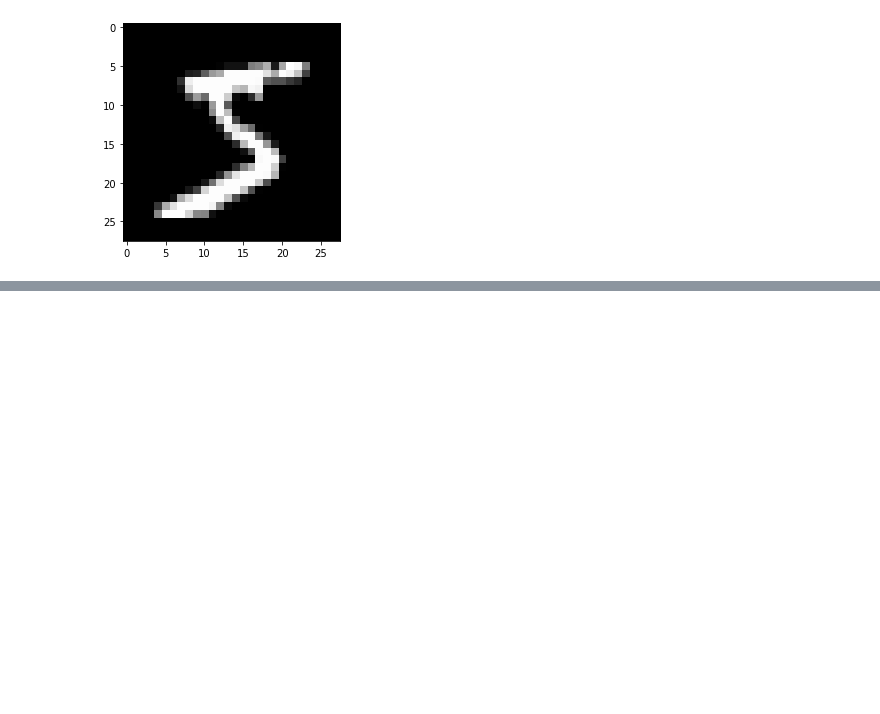
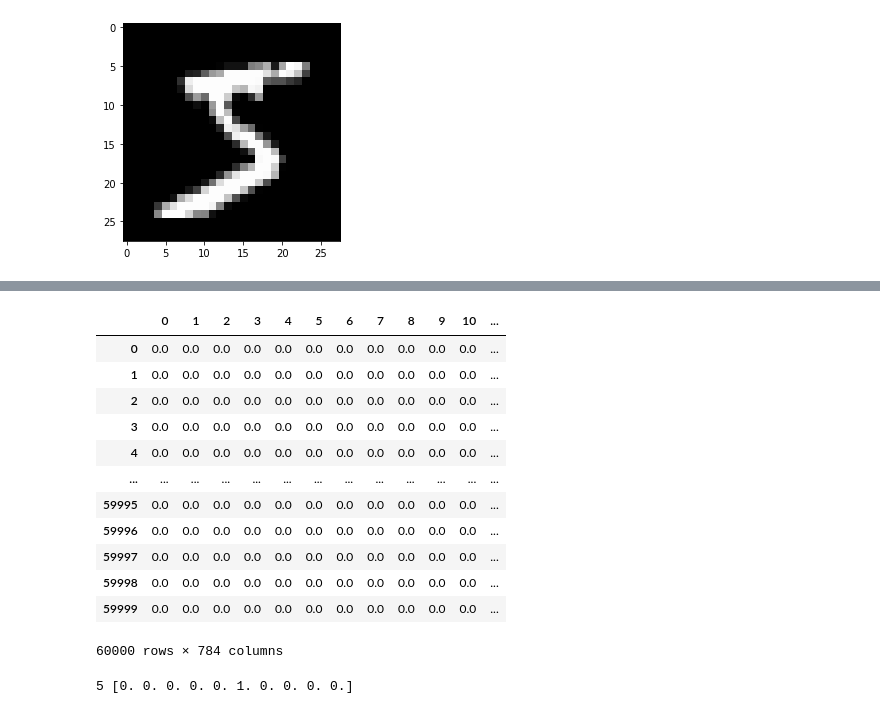
Before and after one commit to Elwing-Chou/ML0407, a Jupyter notebook: mlp.ipynb, the cells around one changed output, grey strips where cells are left out. Cells and saved outputs as stored; diff of their text form; code cells hidden in the pictures; blank space fills up the shorter version.

```diff
--- a/mlp.ipynb
+++ b/mlp.ipynb
@@ -49,3 +67,30 @@ _________________________________________________________________
 mlp.compile(loss="categorical_crossentropy",
             optimizer="adam",
             metrics=["accuracy"])
+# %%
+# mlp: 進去要1D, tensorflow: 輸入[-1, 1][0, 1]
+x_train_norm = x_train.reshape(-1, 784) / 255
+x_test_norm = x_test.reshape(-1, 784) / 255
+pd.DataFrame(x_train_norm)
+# %% [output]
+|  | 0 | 1 | 2 | 3 | 4 | 5 | 6 | 7 | 8 | 9 | 10 | ... |
+| 0 | 0.0 | 0.0 | 0.0 | 0.0 | 0.0 | 0.0 | 0.0 | 0.0 | 0.0 | 0.0 | 0.0 | ... |
+| 1 | 0.0 | 0.0 | 0.0 | 0.0 | 0.0 | 0.0 | 0.0 | 0.0 | 0.0 | 0.0 | 0.0 | ... |
+| 2 | 0.0 | 0.0 | 0.0 | 0.0 | 0.0 | 0.0 | 0.0 | 0.0 | 0.0 | 0.0 | 0.0 | ... |
+| 3 | 0.0 | 0.0 | 0.0 | 0.0 | 0.0 | 0.0 | 0.0 | 0.0 | 0.0 | 0.0 | 0.0 | ... |
+| 4 | 0.0 | 0.0 | 0.0 | 0.0 | 0.0 | 0.0 | 0.0 | 0.0 | 0.0 | 0.0 | 0.0 | ... |
+| ... | ... | ... | ... | ... | ... | ... | ... | ... | ... | ... | ... | ... |
+| 59995 | 0.0 | 0.0 | 0.0 | 0.0 | 0.0 | 0.0 | 0.0 | 0.0 | 0.0 | 0.0 | 0.0 | ... |
+| 59996 | 0.0 | 0.0 | 0.0 | 0.0 | 0.0 | 0.0 | 0.0 | 0.0 | 0.0 | 0.0 | 0.0 | ... |
+| 59997 | 0.0 | 0.0 | 0.0 | 0.0 | 0.0 | 0.0 | 0.0 | 0.0 | 0.0 | 0.0 | 0.0 | ... |
+| 59998 | 0.0 | 0.0 | 0.0 | 0.0 | 0.0 | 0.0 | 0.0 | 0.0 | 0.0 | 0.0 | 0.0 | ... |
+| 59999 | 0.0 | 0.0 | 0.0 | 0.0 | 0.0 | 0.0 | 0.0 | 0.0 | 0.0 | 0.0 | 0.0 | ... |
+60000 rows × 784 columns
+# %%
+# 答案要做one-hot encoding
+from tensorflow.keras.utils import to_categorical
+y_train_cat = to_categorical(y_train)
+y_test_cat = to_categorical(y_test)
+print(y_train[0], y_train_cat[0])
+# %% [output]
+5 [0. 0. 0. 0. 0. 1. 0. 0. 0. 0.]
```
Also changed, not shown: parts of 3 cells of this notebook.
